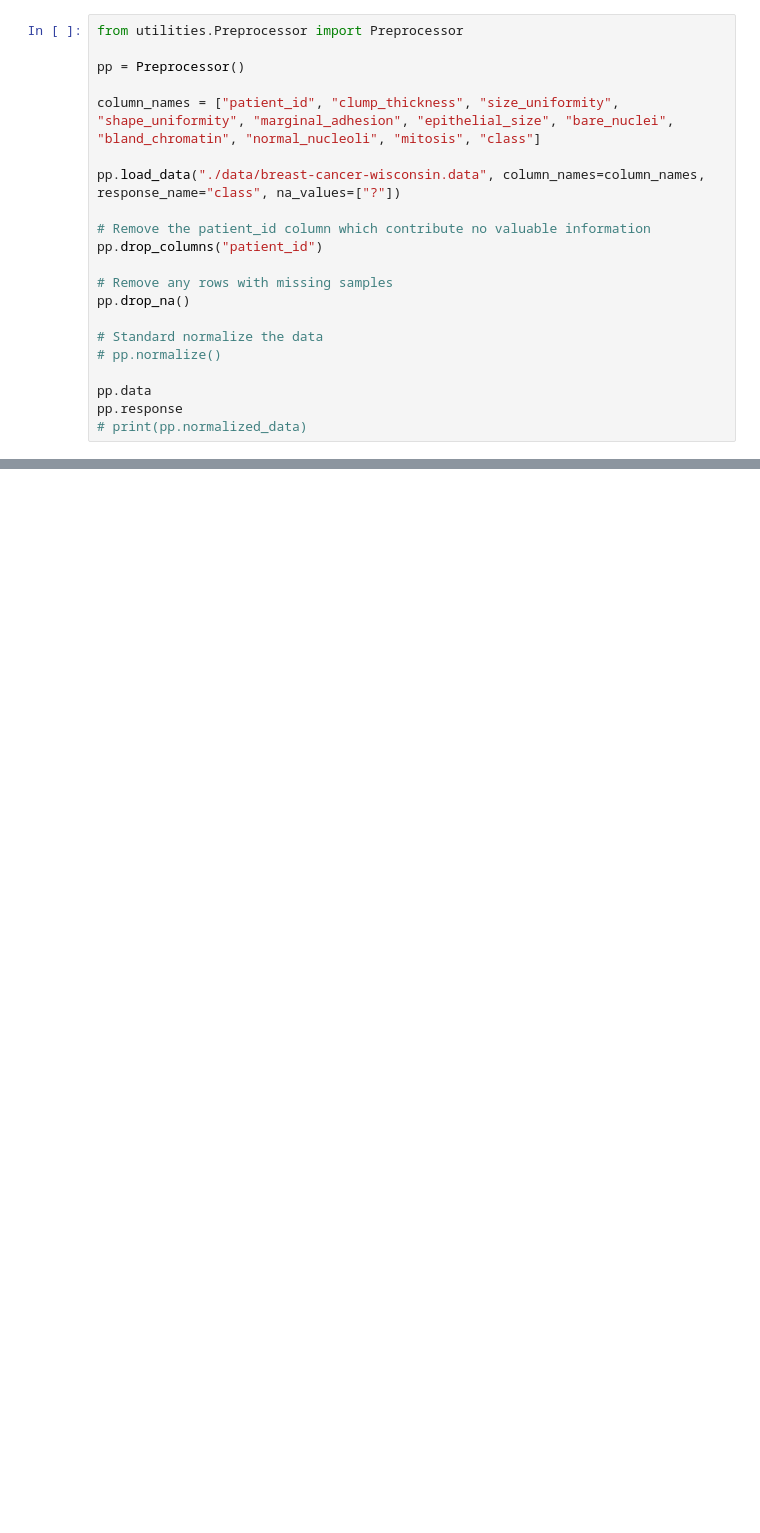
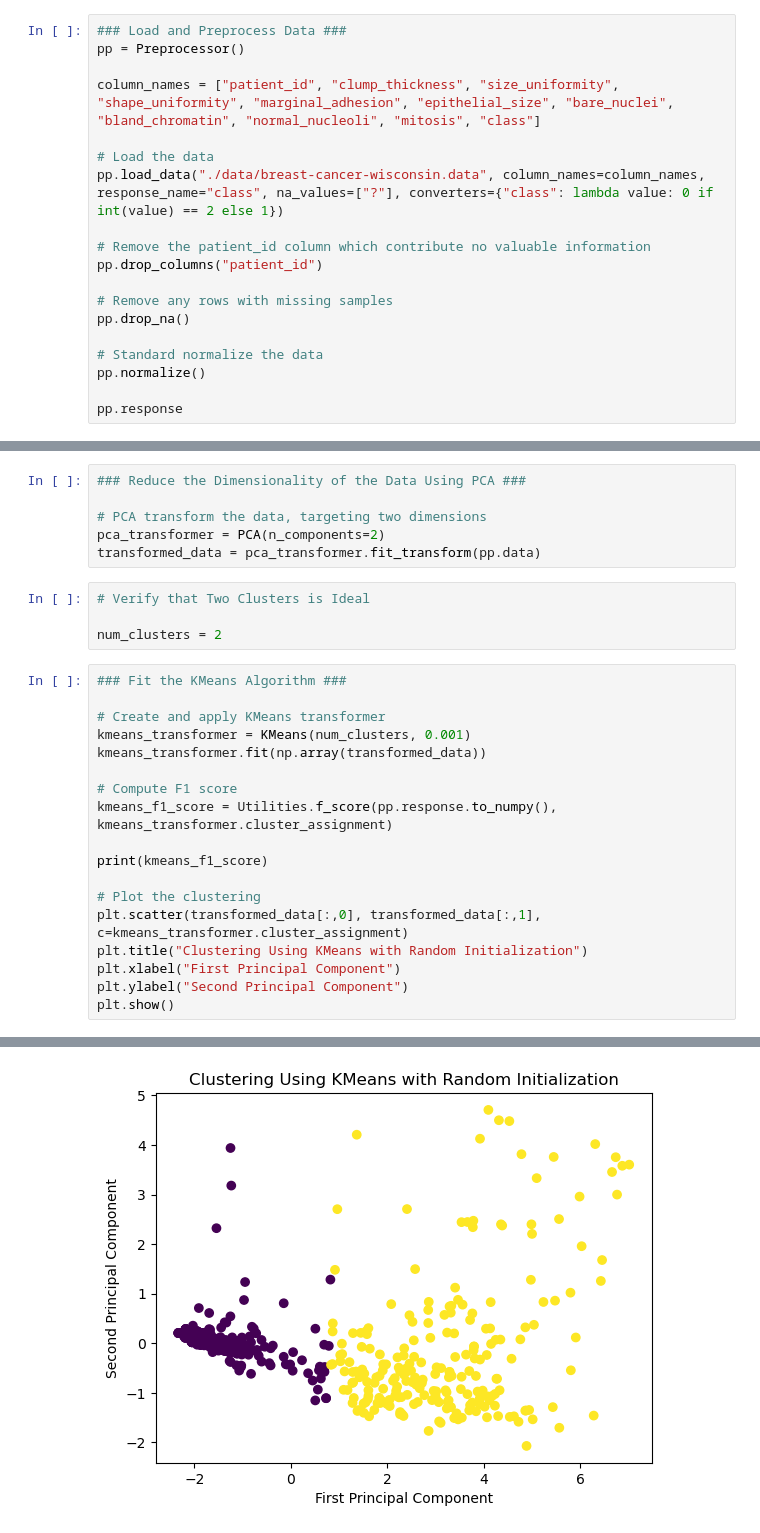
Before and after one commit to SciGuyTy/CSCI347FinalProject, a Jupyter notebook: Experiment.ipynb, the cells around one changed output, grey strips where cells are left out. Drawn from its saved outputs; the diff is of its cells as text; blank space fills up the shorter version.

Commit message:
Finished preprocessor and started experiment

```diff
--- a/Experiment.ipynb
+++ b/Experiment.ipynb
@@ -1,11 +11,11 @@
 # %%
-from utilities.Preprocessor import Preprocessor
-
+### Load and Preprocess Data ###
 pp = Preprocessor()
 
 column_names = ["patient_id", "clump_thickness", "size_uniformity", "shape_uniformity", "marginal_adhesion", "epithelial_size", "bare_nuclei", "bland_chromatin", "normal_nucleoli", "mitosis", "class"]
 
-pp.load_data("./data/breast-cancer-wisconsin.data", column_names=column_names, response_name="class", na_values=["?"])
+# Load the data
+pp.load_data("./data/breast-cancer-wisconsin.data", column_names=column_names, response_name="class", na_values=["?"], converters={"class": lambda value: 0 if int(value) == 2 else 1})
 
 # Remove the patient_id column which contribute no valuable information
 pp.drop_columns("patient_id")
@@ -14,9 +24,7 @@ pp.drop_columns("patient_id")
 pp.drop_na()
 
 # Standard normalize the data
-# pp.normalize()
+pp.normalize()
 
-pp.data
 pp.response
-# print(pp.normalized_data)
 # %% [output]
@@ -23,0 +43,29 @@ ValueError: Response variable has not been defined
+# %%
+### Reduce the Dimensionality of the Data Using PCA ###
+
+# PCA transform the data, targeting two dimensions
+pca_transformer = PCA(n_components=2)
+transformed_data = pca_transformer.fit_transform(pp.data)
+# %%
+# Verify that Two Clusters is Ideal
+
+num_clusters = 2
+# %%
+### Fit the KMeans Algorithm ###
+
+# Create and apply KMeans transformer
+kmeans_transformer = KMeans(num_clusters, 0.001)
+kmeans_transformer.fit(np.array(transformed_data))
+
+# Compute F1 score
+kmeans_f1_score = Utilities.f_score(pp.response.to_numpy(), kmeans_transformer.cluster_assignment)
+
+print(kmeans_f1_score)
+
+# Plot the clustering
+plt.scatter(transformed_data[:,0], transformed_data[:,1], c=kmeans_transformer.cluster_assignment)
+plt.title("Clustering Using KMeans with Random Initialization")
+plt.xlabel("First Principal Component")
+plt.ylabel("Second Principal Component")
+plt.show()
+# %% [output]
@@ -23,0 +73 @@ ValueError: Response variable has not been defined
+[figure, added]
```
Also changed, not shown: parts of 4 cells of this notebook, 3 other files.
